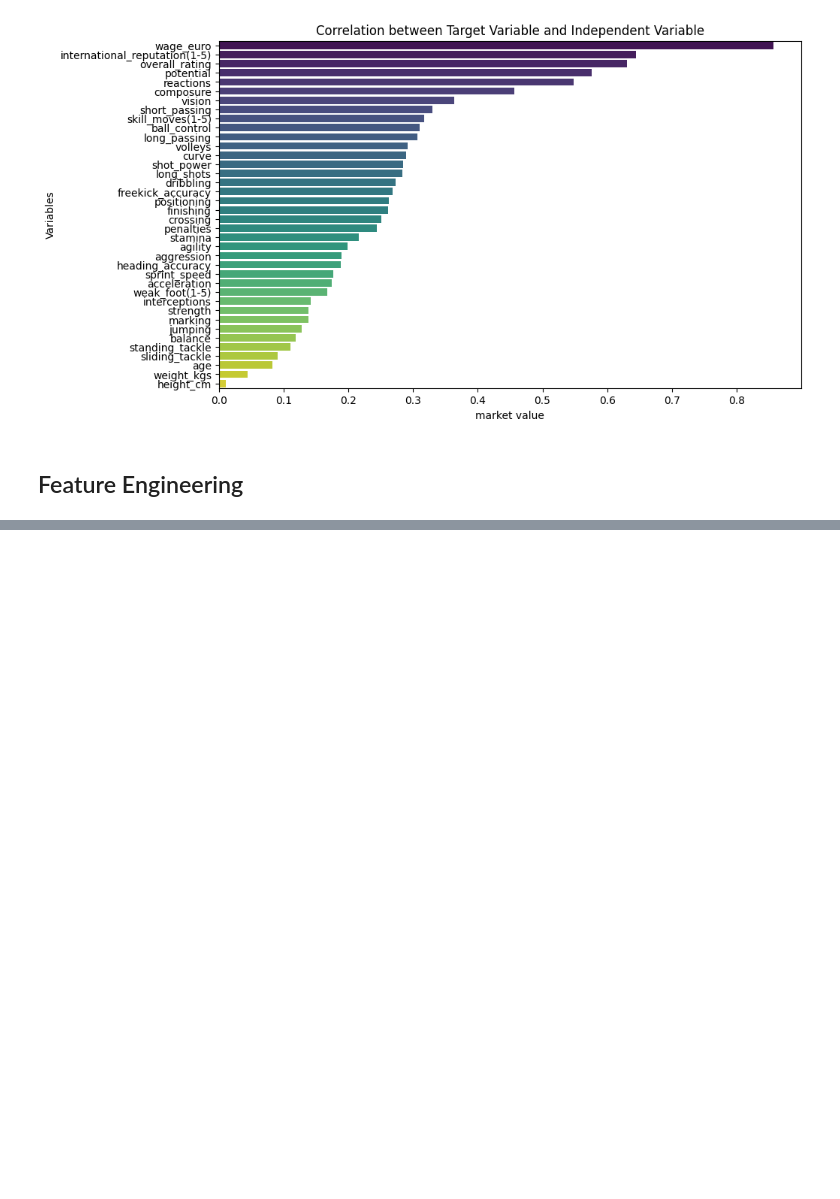
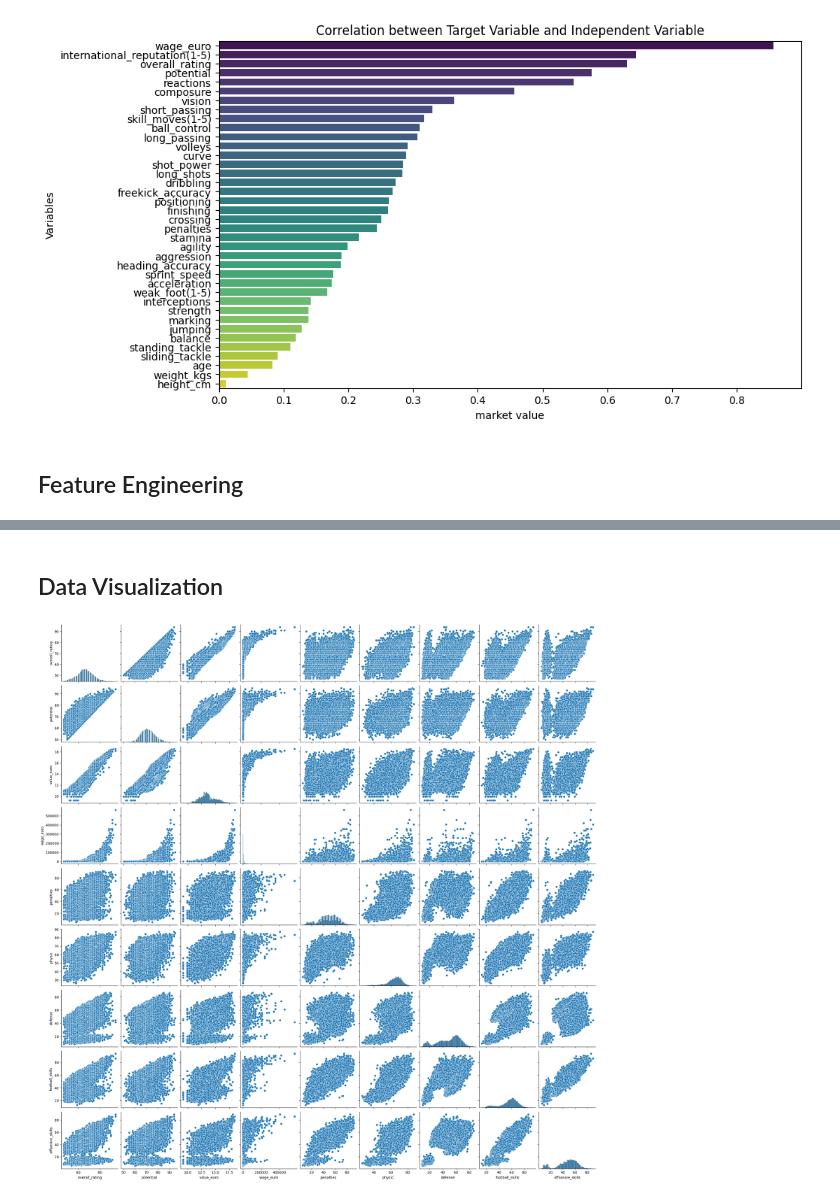
Before and after one commit to Gokhan-Balta/Value-Euro-Forecast, a Jupyter notebook: value_euro_forecast.ipynb, the cells around one changed output, grey strips where cells are left out. Drawn from its saved outputs; the diff is of its cells as text; code cells hidden in the pictures; blank space fills up the shorter version.

```diff
--- a/value_euro_forecast.ipynb
+++ b/value_euro_forecast.ipynb
@@ -202,0 +273,5 @@ df["offansive_skills"] = (df["crossing"] + df["finishing"] + df["long_shots"] +
+# %%
+# variables with low correlation with the target variable are removed
+# variables with high correlation with the identified variables are removed
+df_model = df.drop(["skill_moves(1-5)","curve","freekick_accuracy","shot_power"
+                    ,"age","weight_kgs","height_cm"],axis=1)
@@ -202,0 +315,13 @@ df["offansive_skills"] = (df["crossing"] + df["finishing"] + df["long_shots"] +
+# %% [markdown]
+## Data Visualization
+# %%
+# scatter plots
+graph_col = [col for col in df_model.columns if col != "international_reputation(1-5)" and col != "weak_foot(1-5)"]
+
+
+sns.pairplot(df_model[graph_col])
+
+# show graph
+plt.show()
+# %% [output]
+[figure, added]
```
Also changed, not shown: parts of 13 cells of this notebook.
